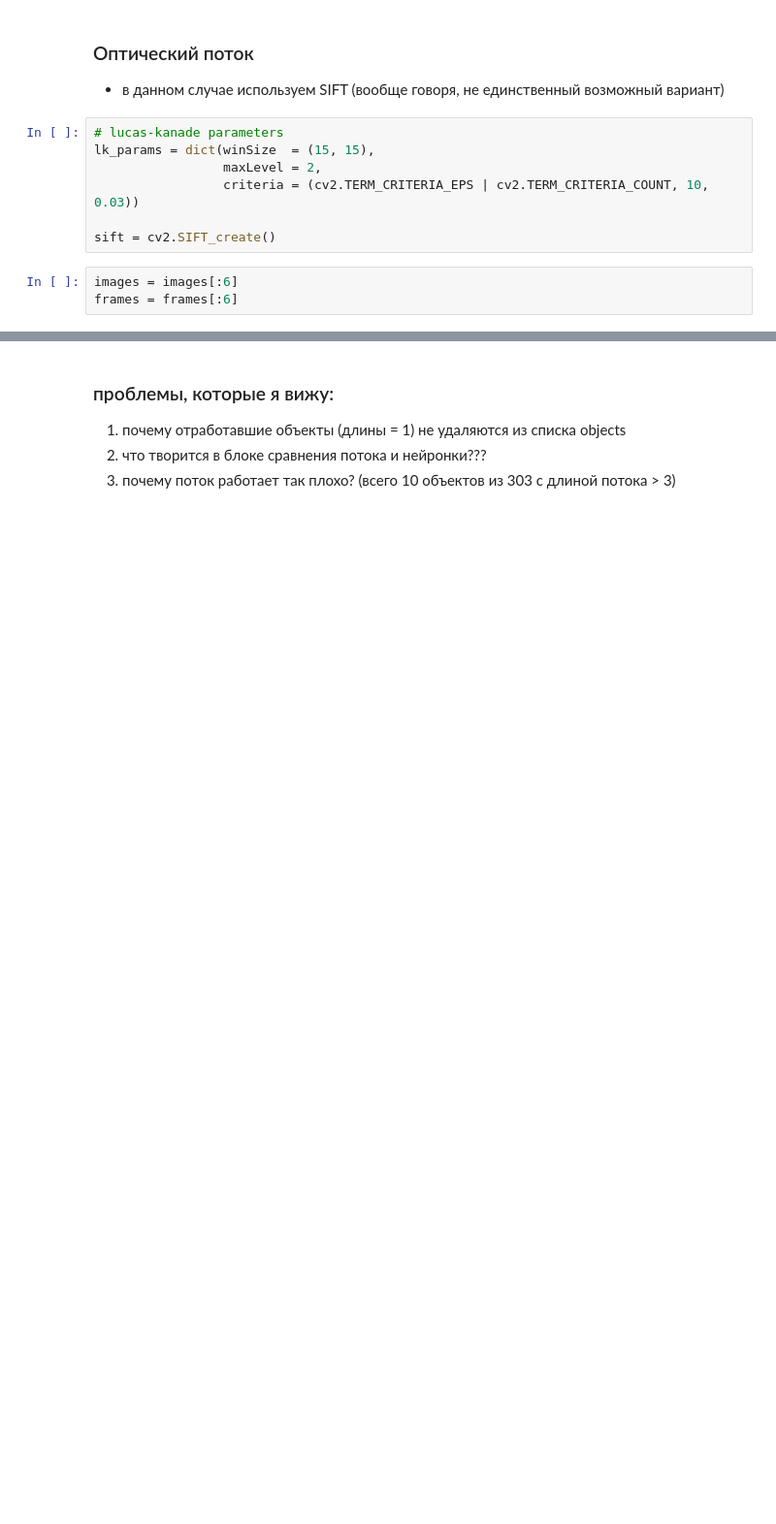
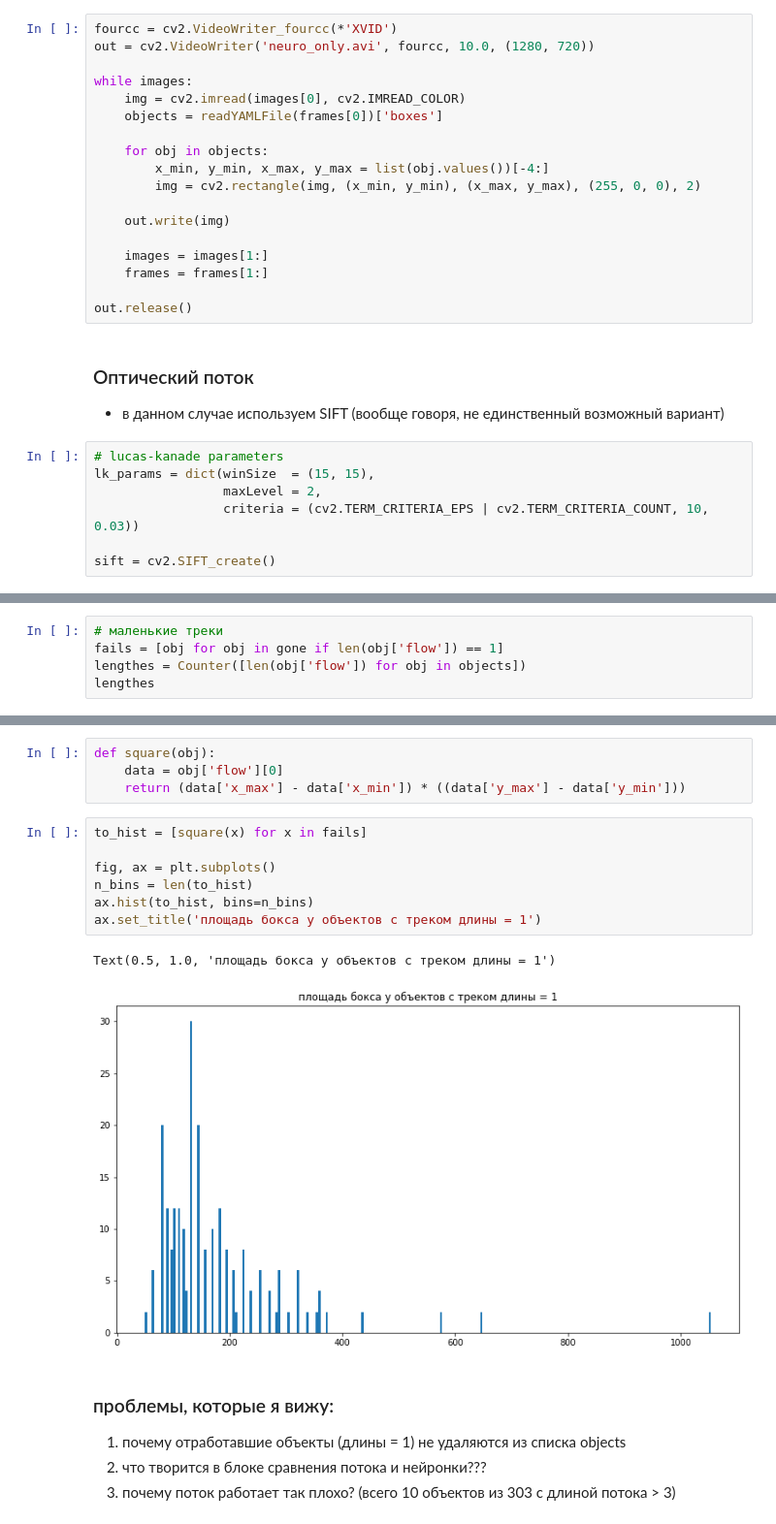
Before and after one commit to g0stly/its2022, a Jupyter notebook: OpticalFlowTracking/optical flow - final.ipynb, the cells around one changed output, grey strips where cells are left out. Shown: that part at 97% size. Drawn from its saved outputs; the diff is of its cells as text; blank space fills up the shorter version.

```diff
--- a/OpticalFlowTracking/optical flow - final.ipynb
+++ b/OpticalFlowTracking/optical flow - final.ipynb
@@ -115,6 +124,24 @@ frms_path = 'frames/cam0/'
 
 images = sorted([imgs_path + x for x in os.listdir(imgs_path) if x.endswith('.png')])
 frames = sorted([frms_path + x for x in os.listdir(frms_path) if x.endswith('.yml')])
+# %%
+fourcc = cv2.VideoWriter_fourcc(*'XVID')
+out = cv2.VideoWriter('neuro_only.avi', fourcc, 10.0, (1280, 720))
+
+while images:
+    img = cv2.imread(images[0], cv2.IMREAD_COLOR)
+    objects = readYAMLFile(frames[0])['boxes']
+
+    for obj in objects:
+        x_min, y_min, x_max, y_max = list(obj.values())[-4:]
+        img = cv2.rectangle(img, (x_min, y_min), (x_max, y_max), (255, 0, 0), 2)
+
+    out.write(img)
+
+    images = images[1:]
+    frames = frames[1:]
+
+out.release()
 # %% [markdown]
 ### Оптический поток
 + в данном случае используем SIFT (вообще говоря, не единственный возможный вариант)
@@ -125,7 +152,4 @@ lk_params = dict(winSize  = (15, 15),
                  criteria = (cv2.TERM_CRITERIA_EPS | cv2.TERM_CRITERIA_COUNT, 10, 0.03))
 
 sift = cv2.SIFT_create()
-# %%
-images = images[:6]
-frames = frames[:6]
 # %%
@@ -200,0 +296,5 @@ while len(images) > 1:
+# %%
+# маленькие треки
+fails = [obj for obj in gone if len(obj['flow']) == 1]
+lengthes = Counter([len(obj['flow']) for obj in objects])
+lengthes
@@ -201,3 +318,17 @@ while len(images) > 1:
+# %%
+def square(obj):
+    data = obj['flow'][0]
+    return (data['x_max'] - data['x_min']) * ((data['y_max'] - data['y_min']))
+# %%
+to_hist = [square(x) for x in fails]
+
+fig, ax = plt.subplots()
+n_bins = len(to_hist)
+ax.hist(to_hist, bins=n_bins)
+ax.set_title('площадь бокса у объектов с треком длины = 1')
+# %% [output]
+Text(0.5, 1.0, 'площадь бокса у объектов с треком длины = 1')
+[figure, added]
 # %% [markdown]
 ### проблемы, которые я вижу:
 1. почему отработавшие объекты (длины = 1) не удаляются из списка objects
```
Also changed, not shown: parts of 15 cells of this notebook.
